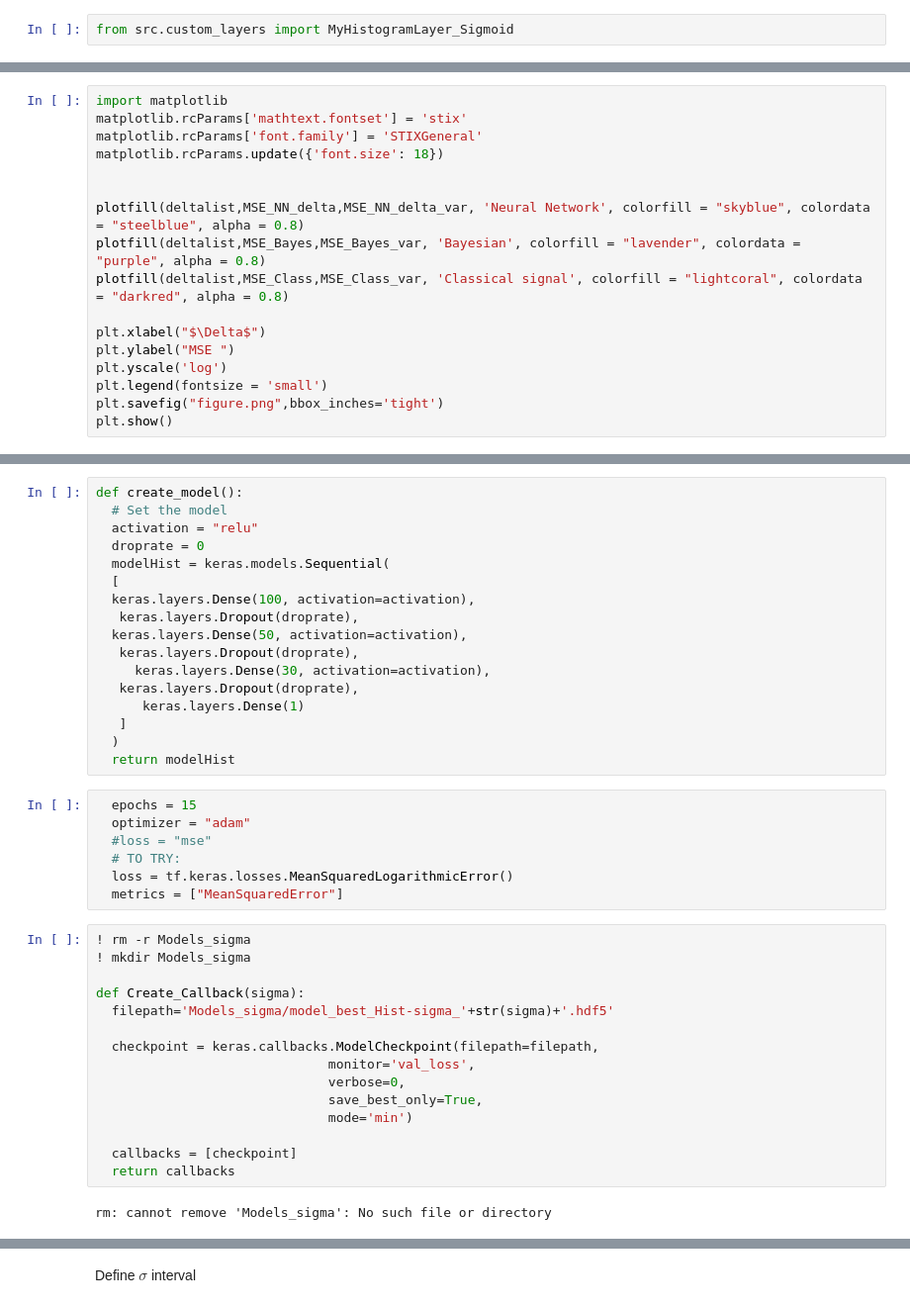
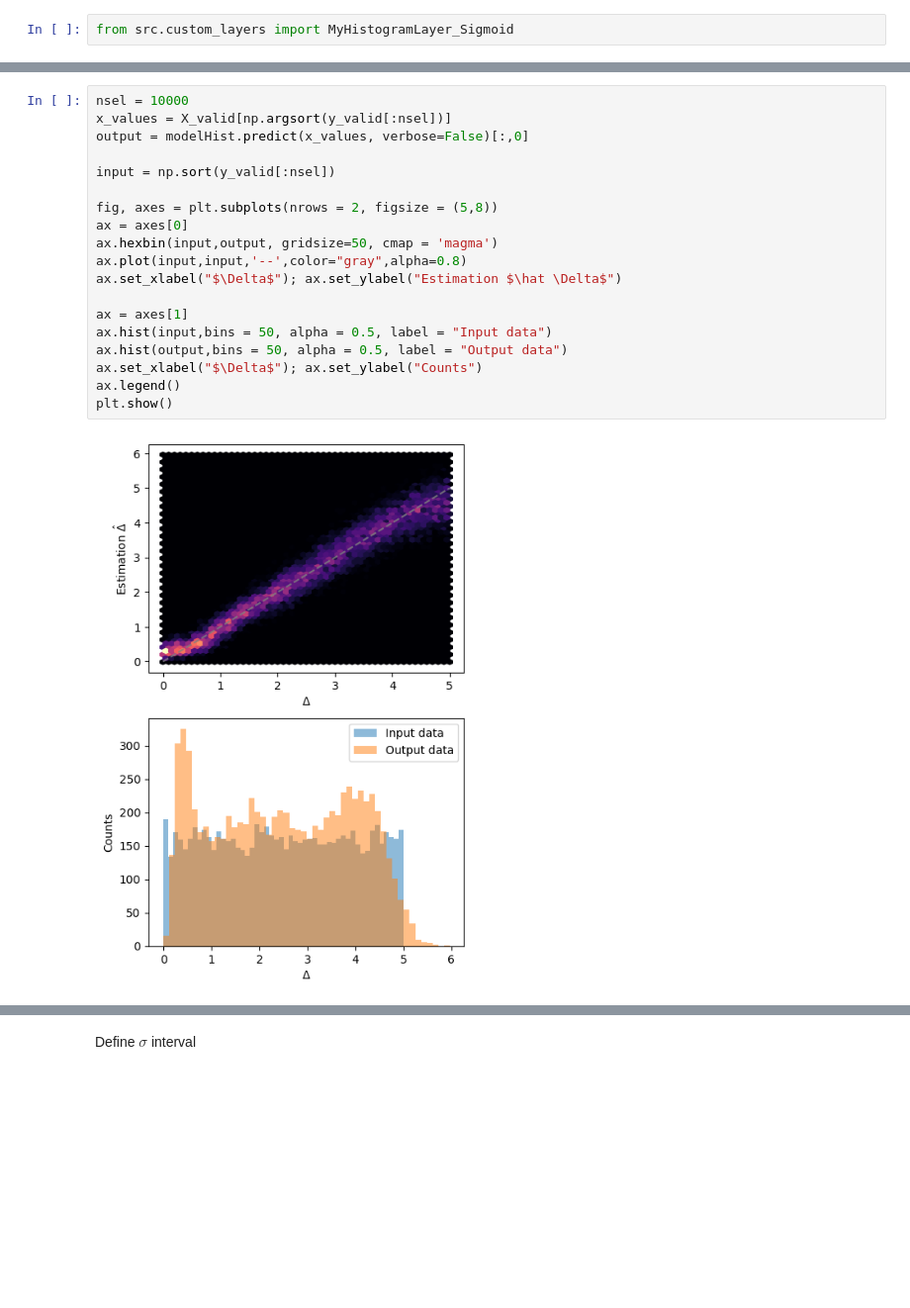
Before and after one commit to Michealandy/ParamEst-NN, a Jupyter notebook: 2-Training.ipynb, the cells around one changed output, grey strips where cells are left out. Shown: that part at 99% size. Saved outputs shown, nothing was run; the diff lists cells and outputs as text; blank space fills up the shorter version.

```diff
--- a/2-Training.ipynb
+++ b/2-Training.ipynb
@@ -408,17 +359,0 @@ DeltaEstimSets_NN_delta=np.asarray(DeltaEstimSets_NN_delta)
-# %%
-import matplotlib
-matplotlib.rcParams['mathtext.fontset'] = 'stix'
-matplotlib.rcParams['font.family'] = 'STIXGeneral'
-matplotlib.rcParams.update({'font.size': 18})
-
-
-plotfill(deltalist,MSE_NN_delta,MSE_NN_delta_var, 'Neural Network', colorfill = "skyblue", colordata = "steelblue", alpha = 0.8)
-plotfill(deltalist,MSE_Bayes,MSE_Bayes_var, 'Bayesian', colorfill = "lavender", colordata = "purple", alpha = 0.8)
-plotfill(deltalist,MSE_Class,MSE_Class_var, 'Classical signal', colorfill = "lightcoral", colordata = "darkred", alpha = 0.8)
-
-plt.xlabel("$\Delta$")
-plt.ylabel("MSE ")
-plt.yscale('log')
-plt.legend(fontsize = 'small')
-plt.savefig("figure.png",bbox_inches='tight')
-plt.show()
@@ -1306,41 +360,21 @@ files.download("models-sigma.zip")
-# %%
-def create_model():
-  # Set the model
-  activation = "relu"
-  droprate = 0
-  modelHist = keras.models.Sequential(
-  [
-  keras.layers.Dense(100, activation=activation),
-   keras.layers.Dropout(droprate),
-  keras.layers.Dense(50, activation=activation),
-   keras.layers.Dropout(droprate),
-     keras.layers.Dense(30, activation=activation),
-   keras.layers.Dropout(droprate),
-      keras.layers.Dense(1)
-   ]
-  )
-  return modelHist
-# %%
-  epochs = 15
-  optimizer = "adam"
-  #loss = "mse"
-  # TO TRY:
-  loss = tf.keras.losses.MeanSquaredLogarithmicError()
-  metrics = ["MeanSquaredError"]
-# %%
-! rm -r Models_sigma
-! mkdir Models_sigma
-
-def Create_Callback(sigma):
-  filepath='Models_sigma/model_best_Hist-sigma_'+str(sigma)+'.hdf5'
-
-  checkpoint = keras.callbacks.ModelCheckpoint(filepath=filepath,
-                              monitor='val_loss',
-                              verbose=0,
-                              save_best_only=True,
-                              mode='min')
-
-  callbacks = [checkpoint]
-  return callbacks
-# %% [output]
-rm: cannot remove 'Models_sigma': No such file or directory
+# %%
+nsel = 10000
+x_values = X_valid[np.argsort(y_valid[:nsel])]
+output = modelHist.predict(x_values, verbose=False)[:,0]
+
+input = np.sort(y_valid[:nsel])
+
+fig, axes = plt.subplots(nrows = 2, figsize = (5,8))
+ax = axes[0]
+ax.hexbin(input,output, gridsize=50, cmap = 'magma')
+ax.plot(input,input,'--',color="gray",alpha=0.8)
+ax.set_xlabel("$\Delta$"); ax.set_ylabel("Estimation $\hat \Delta$")
+
+ax = axes[1]
+ax.hist(input,bins = 50, alpha = 0.5, label = "Input data")
+ax.hist(output,bins = 50, alpha = 0.5, label = "Output data")
+ax.set_xlabel("$\Delta$"); ax.set_ylabel("Counts")
+ax.legend()
+plt.show()
+# %% [output]
+[figure, added]
```
Also changed, not shown: parts of 105 cells of this notebook, 4 other files.
